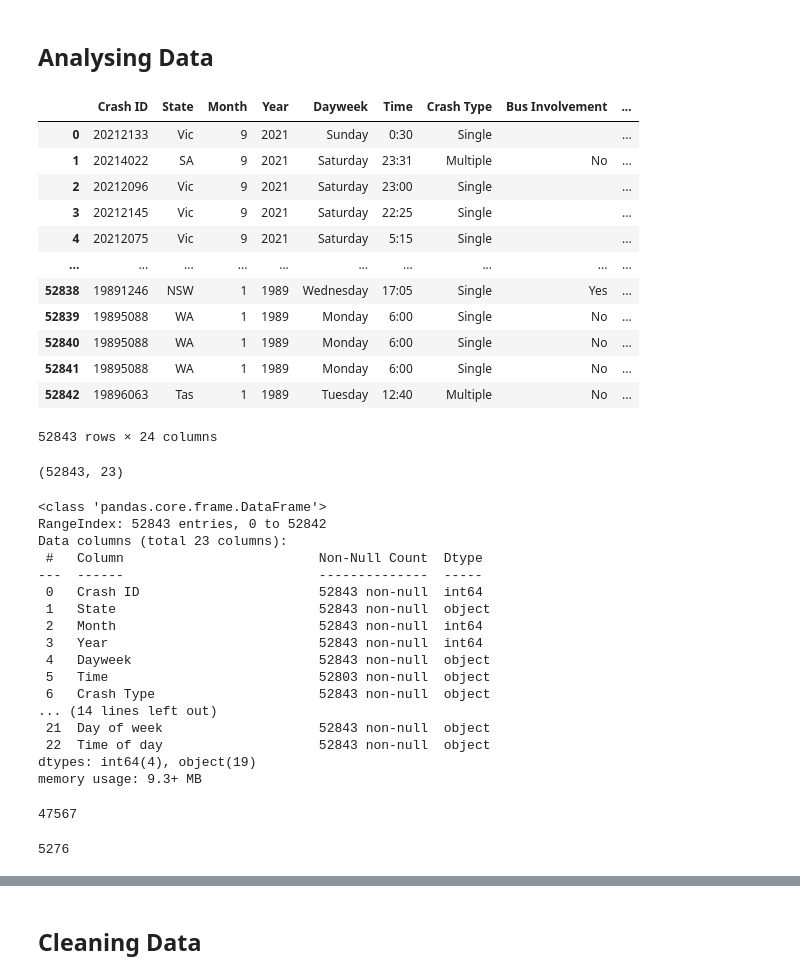
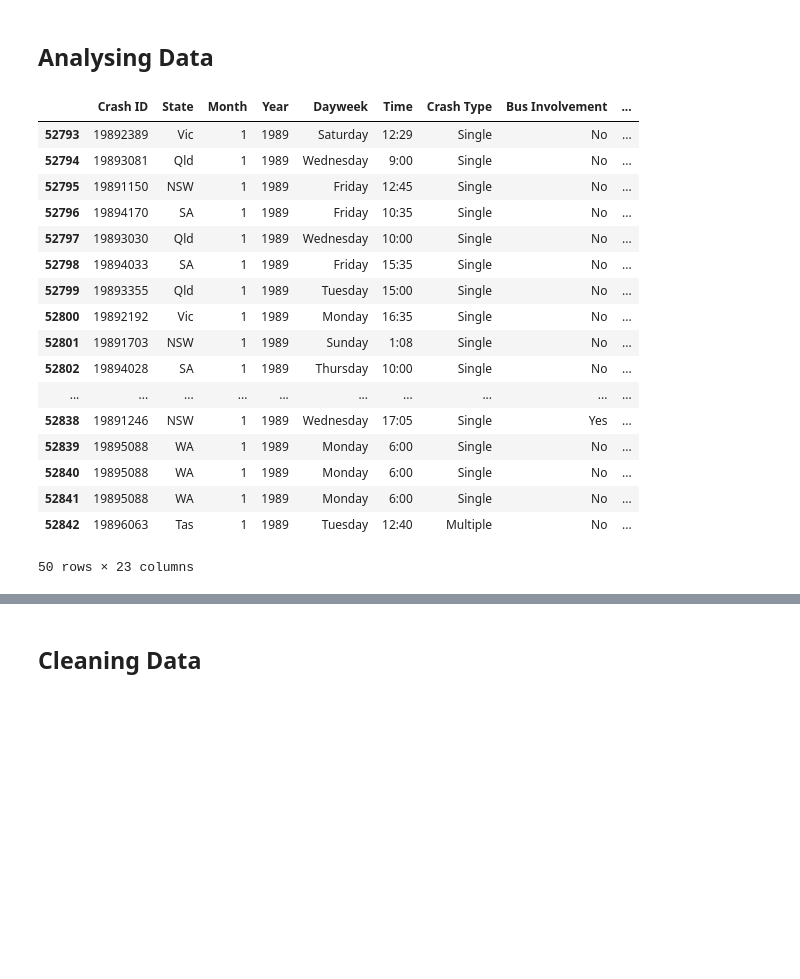
Before and after one commit to kpellas/Project_1, a Jupyter notebook: Main.ipynb, the cells around one changed output, grey strips where cells are left out. Cells and saved outputs as stored; diff of their text form; code cells hidden in the pictures; blank space fills up the shorter version.

```diff
--- a/Main.ipynb
+++ b/Main.ipynb
@@ -13,54 +13,26 @@ filepath = os.path.join(".", "Resources", "Crash_Data.csv")
 df = pd.read_csv(filepath, low_memory=False)
 pop_filepath = os.path.join(".", "Resources", "Population data.xlsx")
 df_pop = pd.read_excel(pop_filepath, sheet_name = "Data1")
-# %% [markdown]
-## Analysing Data
+# %% [markdown]
+## Analysing Data
 # %%
-df
+df.tail(50)
 # %% [output]
 |  | Crash ID | State | Month | Year | Dayweek | Time | Crash Type | Bus Involvement | ... |
-| 0 | 20212133 | Vic | 9 | 2021 | Sunday | 0:30 | Single |  | ... |
-| 1 | 20214022 | SA | 9 | 2021 | Saturday | 23:31 | Multiple | No | ... |
-| 2 | 20212096 | Vic | 9 | 2021 | Saturday | 23:00 | Single |  | ... |
-| 3 | 20212145 | Vic | 9 | 2021 | Saturday | 22:25 | Single |  | ... |
-| 4 | 20212075 | Vic | 9 | 2021 | Saturday | 5:15 | Single |  | ... |
+| 52793 | 19892389 | Vic | 1 | 1989 | Saturday | 12:29 | Single | No | ... |
+| 52794 | 19893081 | Qld | 1 | 1989 | Wednesday | 9:00 | Single | No | ... |
+| 52795 | 19891150 | NSW | 1 | 1989 | Friday | 12:45 | Single | No | ... |
+| 52796 | 19894170 | SA | 1 | 1989 | Friday | 10:35 | Single | No | ... |
+| 52797 | 19893030 | Qld | 1 | 1989 | Wednesday | 10:00 | Single | No | ... |
+| 52798 | 19894033 | SA | 1 | 1989 | Friday | 15:35 | Single | No | ... |
+| 52799 | 19893355 | Qld | 1 | 1989 | Tuesday | 15:00 | Single | No | ... |
+| 52800 | 19892192 | Vic | 1 | 1989 | Monday | 16:35 | Single | No | ... |
+| 52801 | 19891703 | NSW | 1 | 1989 | Sunday | 1:08 | Single | No | ... |
+| 52802 | 19894028 | SA | 1 | 1989 | Thursday | 10:00 | Single | No | ... |
 | ... | ... | ... | ... | ... | ... | ... | ... | ... | ... |
 | 52838 | 19891246 | NSW | 1 | 1989 | Wednesday | 17:05 | Single | Yes | ... |
 | 52839 | 19895088 | WA | 1 | 1989 | Monday | 6:00 | Single | No | ... |
 | 52840 | 19895088 | WA | 1 | 1989 | Monday | 6:00 | Single | No | ... |
 | 52841 | 19895088 | WA | 1 | 1989 | Monday | 6:00 | Single | No | ... |
 | 52842 | 19896063 | Tas | 1 | 1989 | Tuesday | 12:40 | Multiple | No | ... |
-52843 rows × 24 columns
+50 rows × 23 columns
-# %%
-df.shape
-# %% [output]
-(52843, 23)
-# %%
-df.info()
-# %% [output]
-<class 'pandas.core.frame.DataFrame'>
-RangeIndex: 52843 entries, 0 to 52842
-Data columns (total 23 columns):
- #   Column                         Non-Null Count  Dtype
----  ------                         --------------  -----
- 0   Crash ID                       52843 non-null  int64
- 1   State                          52843 non-null  object
- 2   Month                          52843 non-null  int64
- 3   Year                           52843 non-null  int64
- 4   Dayweek                        52843 non-null  object
- 5   Time                           52803 non-null  object
- 6   Crash Type                     52843 non-null  object
-... (14 lines left out)
- 21  Day of week                    52843 non-null  object
- 22  Time of day                    52843 non-null  object
-dtypes: int64(4), object(19)
-memory usage: 9.3+ MB
-# %%
-df["Crash ID"].nunique()
-# %% [output]
-47567
-# %%
-duplicate = df[df.duplicated(["Crash ID"])]
-len(duplicate)
-# %% [output]
-5276
```
Also changed, not shown: parts of 23 cells of this notebook.
